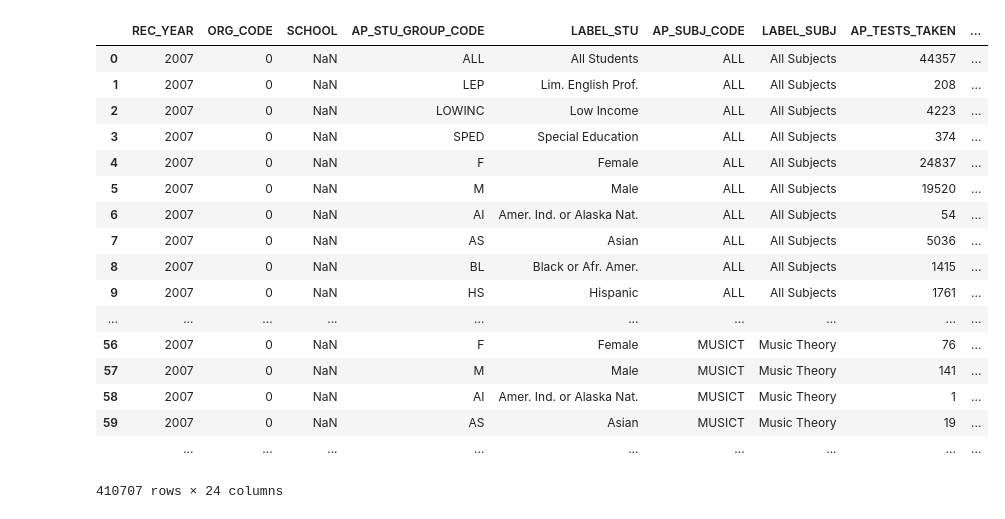
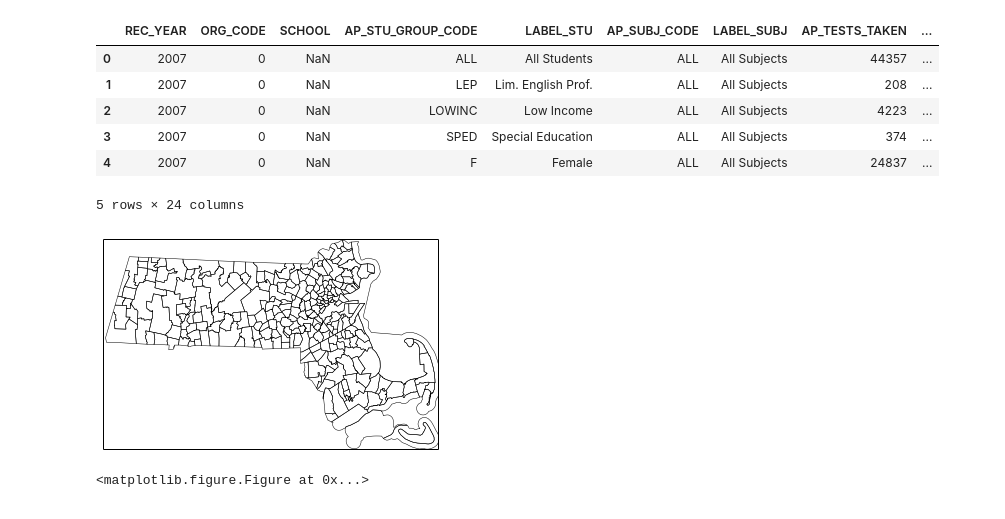
Before and after one commit to ohnorobo/massedu, a Jupyter notebook: massedu.ipynb, the cells around one changed output. Drawn from its saved outputs; the diff is of its cells as text; code cells hidden in the pictures.

Commit message:
mapping school districts

```diff
--- a/massedu.ipynb
+++ b/massedu.ipynb
@@ -30,21 +23,35 @@ sats
 # %%
-ap_performance
+ap_performance[:5]
 # %% [output]
 |  | REC_YEAR | ORG_CODE | SCHOOL | AP_STU_GROUP_CODE | LABEL_STU | AP_SUBJ_CODE | LABEL_SUBJ | AP_TESTS_TAKEN | ... |
 | 0 | 2007 | 0 | NaN | ALL | All Students | ALL | All Subjects | 44357 | ... |
 | 1 | 2007 | 0 | NaN | LEP | Lim. English Prof. | ALL | All Subjects | 208 | ... |
 | 2 | 2007 | 0 | NaN | LOWINC | Low Income | ALL | All Subjects | 4223 | ... |
 | 3 | 2007 | 0 | NaN | SPED | Special Education | ALL | All Subjects | 374 | ... |
 | 4 | 2007 | 0 | NaN | F | Female | ALL | All Subjects | 24837 | ... |
-| 5 | 2007 | 0 | NaN | M | Male | ALL | All Subjects | 19520 | ... |
-| 6 | 2007 | 0 | NaN | AI | Amer. Ind. or Alaska Nat. | ALL | All Subjects | 54 | ... |
-| 7 | 2007 | 0 | NaN | AS | Asian | ALL | All Subjects | 5036 | ... |
-| 8 | 2007 | 0 | NaN | BL | Black or Afr. Amer. | ALL | All Subjects | 1415 | ... |
-| 9 | 2007 | 0 | NaN | HS | Hispanic | ALL | All Subjects | 1761 | ... |
-| ... | ... | ... | ... | ... | ... | ... | ... | ... | ... |
-| 56 | 2007 | 0 | NaN | F | Female | MUSICT | Music Theory | 76 | ... |
-| 57 | 2007 | 0 | NaN | M | Male | MUSICT | Music Theory | 141 | ... |
-| 58 | 2007 | 0 | NaN | AI | Amer. Ind. or Alaska Nat. | MUSICT | Music Theory | 1 | ... |
-| 59 | 2007 | 0 | NaN | AS | Asian | MUSICT | Music Theory | 19 | ... |
-|  | ... | ... | ... | ... | ... | ... | ... | ... | ... |
-410707 rows × 24 columns
+5 rows × 24 columns
+# %%
+boundaries = (42.88679, 41.187053, -69.858861, -73.508142)
+north, south, east, west = boundaries
+b = Basemap(projection="lcc",
+            llcrnrlon=west,
+            llcrnrlat=south,
+            urcrnrlon=east,
+            urcrnrlat=north,
+            lat_0=(south+north)/2,
+            lon_0=(east+west)/2)
+unified_info = b.readshapefile("./shapefiles/tl_2013_25_unsd/tl_2013_25_unsd", "districts") #unified
+unified_districts = b.districts
+unified_districts_info = b.districts_info
+
+secondary_info = b.readshapefile("./shapefiles/tl_2013_25_scsd/tl_2013_25_scsd", "districts") #secondary
+secondary_districts = b.districts
+secondary_districts_info = b.districts_info
+
+districts_info = unified_districts_info + secondary_districts_info
+
+fig = plt.figure(figsize=(20,10), dpi=10000)
+#plt.title("All Districts")
+# %% [output]
+[figure, added]
+<matplotlib.figure.Figure at 0x...>
```
Also changed, not shown: parts of 3 cells of this notebook.
